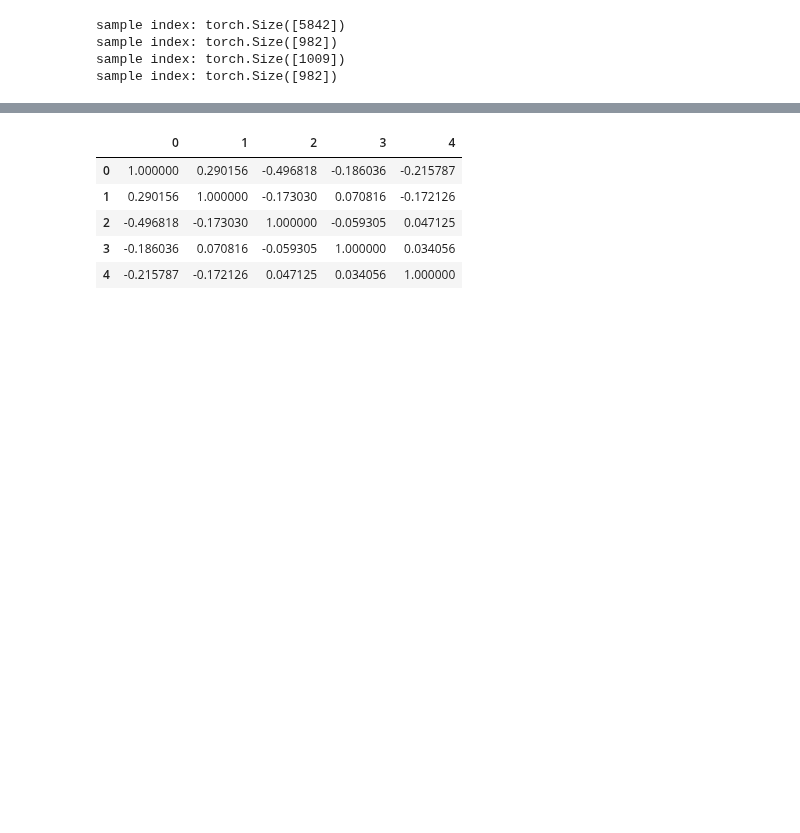
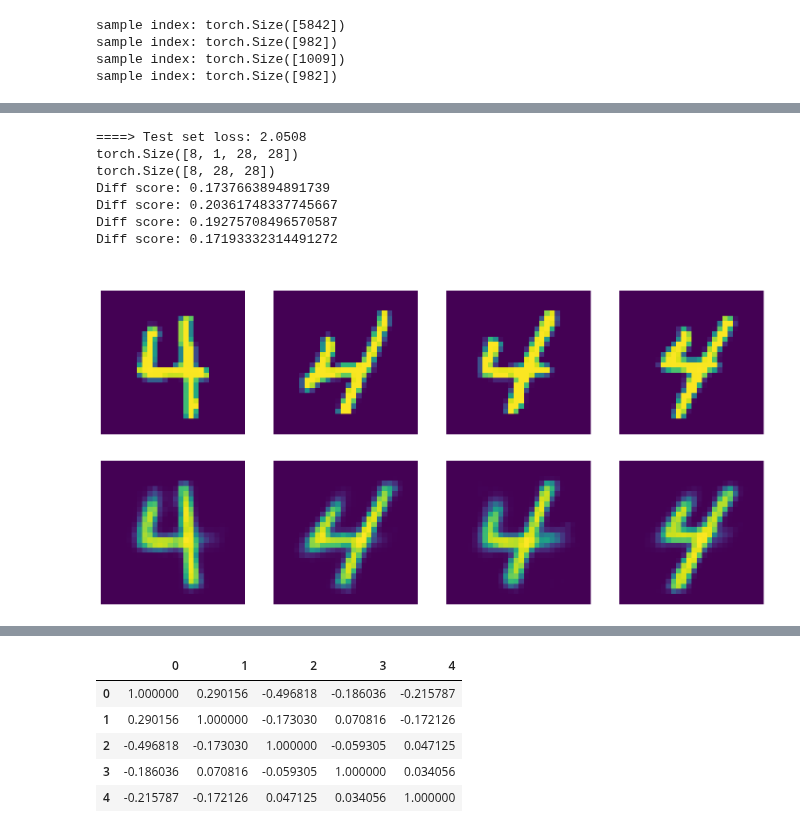
Before and after one commit to danielputerman/thesis, a Jupyter notebook: 49-VAE.ipynb, the cells around one changed output, grey strips where cells are left out. Drawn from its saved outputs; the diff is of its cells as text; code cells hidden in the pictures; blank space fills up the shorter version.

```diff
--- a/49-VAE.ipynb
+++ b/49-VAE.ipynb
@@ -209 +226,34 @@ torch.Size([8, 28, 28])
 ... (11 outputs left out)
+# %%
+codes = dict(μ=list(), logσ2=list(), y=list())
+# Testing
+means, logvars, labels = list(), list(), list()
+with torch.no_grad():
+    model.eval()
+    test_loss = 0
+    for x, y in test_loader:
+        x = x.to(device)
+        # ===================forward=====================
+        x_hat, mu, logvar = model(x)
+        test_loss += loss_function(x_hat, x, mu, logvar).item()
+        # =====================log=======================
+        means.append(mu.detach())
+        logvars.append(logvar.detach())
+        labels.append(y.detach())
+# ===================log========================
+codes['μ'].append(torch.cat(means))
+codes['logσ2'].append(torch.cat(logvars))
+codes['y'].append(torch.cat(labels))
+test_loss /= len(test_loader.dataset)
+print(f'====> Test set loss: {test_loss:.4f}')
+display_images(x, x_hat, 1, f'Epoch {epoch}')
+# %% [output]
+====> Test set loss: 2.0508
+torch.Size([8, 1, 28, 28])
+torch.Size([8, 28, 28])
+Diff score: 0.1737663894891739
+Diff score: 0.20361748337745667
+Diff score: 0.19275708496570587
+Diff score: 0.17193332314491272
+[figure, added]
+[figure, added]
```
Also changed, not shown: parts of 7 cells of this notebook, 2 other files.
